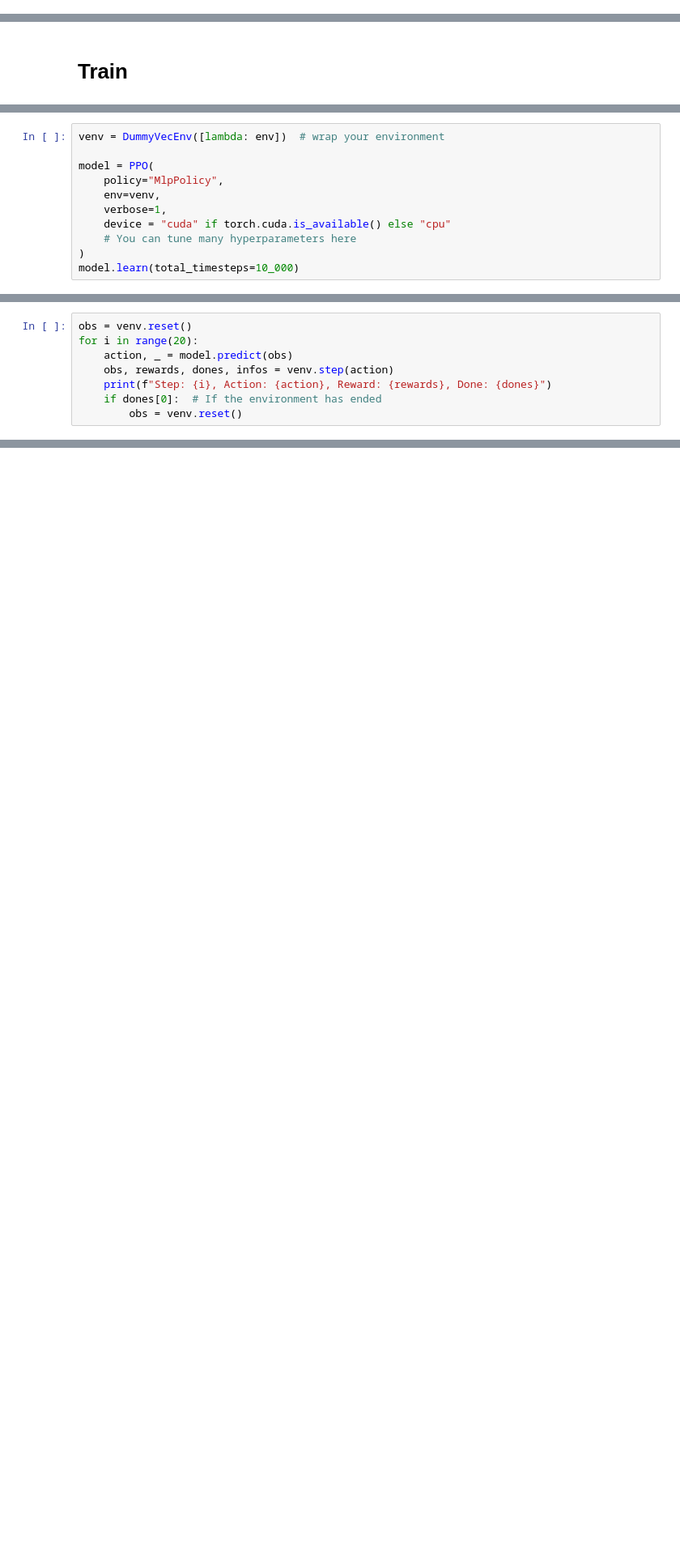
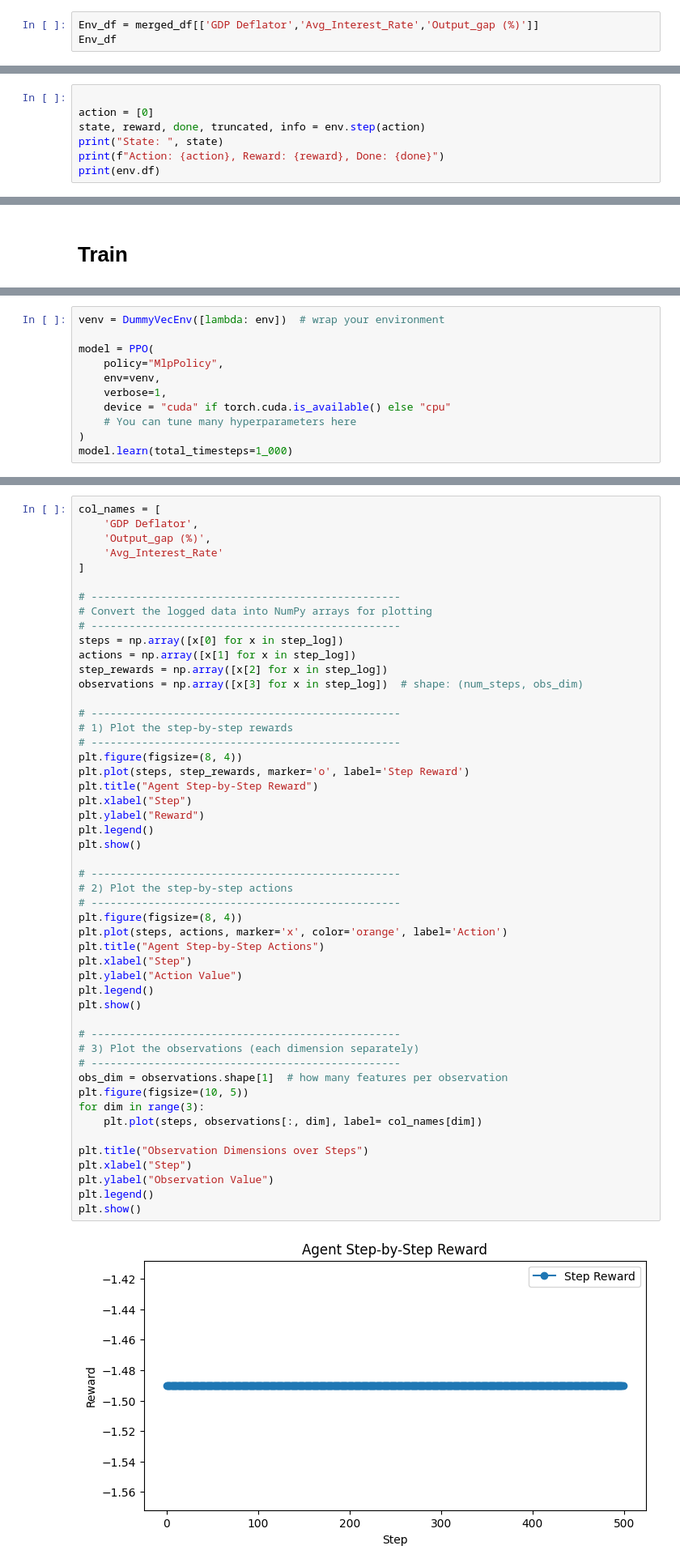
Before and after one commit to Sebastian-Ballesteros/ST449_Project, a Jupyter notebook: main_v2.ipynb, the cells around one changed output, grey strips where cells are left out. Shown at 81% size. Drawn from its saved outputs; the diff is of its cells as text; blank space fills up the shorter version.

Commit message:
Add files via upload
Fixed ann and some environment logic

```diff
--- a/main_v2.ipynb
+++ b/main_v2.ipynb
@@ -413,2 +794,5 @@ model_y_ann, model_pi_ann = nonlinear_model()
 # %% [markdown]
 # Environment
+# %%
+Env_df = merged_df[['GDP Deflator','Avg_Interest_Rate','Output_gap (%)']]
+Env_df
@@ -674,0 +1120,7 @@ Step=9, State=[ 0.3       0.3      16.135334  0.3       0.3      19.761944  0.3
+# %%
+
+action = [0]
+state, reward, done, truncated, info = env.step(action)
+print("State: ", state)
+print(f"Action: {action}, Reward: {reward}, Done: {done}")
+print(env.df)
@@ -694,6 +1169,6 @@ model = PPO(
     device = "cuda" if torch.cuda.is_available() else "cpu"
     # You can tune many hyperparameters here
 )
-model.learn(total_timesteps=10_000)
+model.learn(total_timesteps=1_000)
 # %% [output]
 Using cuda device
@@ -718,8 +1186,0 @@ Using cuda device
-# %%
-obs = venv.reset()
-for i in range(20):
-    action, _ = model.predict(obs)
-    obs, rewards, dones, infos = venv.step(action)
-    print(f"Step: {i}, Action: {action}, Reward: {rewards}, Done: {dones}")
-    if dones[0]:  # If the environment has ended
-        obs = venv.reset()
@@ -746,0 +1245,52 @@ Step: 19, Action: [[0.7283657]], Reward: [-20.100918], Done: [False]
+# %%
+col_names = [
+    'GDP Deflator',
+    'Output_gap (%)',
+    'Avg_Interest_Rate'
+]
+
+# -------------------------------------------------
+# Convert the logged data into NumPy arrays for plotting
+# -------------------------------------------------
+steps = np.array([x[0] for x in step_log])
+actions = np.array([x[1] for x in step_log])
+step_rewards = np.array([x[2] for x in step_log])
+observations = np.array([x[3] for x in step_log])  # shape: (num_steps, obs_dim)
+
+# -------------------------------------------------
+# 1) Plot the step-by-step rewards
+# -------------------------------------------------
+plt.figure(figsize=(8, 4))
+plt.plot(steps, step_rewards, marker='o', label='Step Reward')
+plt.title("Agent Step-by-Step Reward")
+plt.xlabel("Step")
+plt.ylabel("Reward")
+plt.legend()
+plt.show()
+
+# -------------------------------------------------
+# 2) Plot the step-by-step actions
+# -------------------------------------------------
+plt.figure(figsize=(8, 4))
+plt.plot(steps, actions, marker='x', color='orange', label='Action')
+plt.title("Agent Step-by-Step Actions")
+plt.xlabel("Step")
+plt.ylabel("Action Value")
+plt.legend()
+plt.show()
+
+# -------------------------------------------------
+# 3) Plot the observations (each dimension separately)
+# -------------------------------------------------
+obs_dim = observations.shape[1]  # how many features per observation
+plt.figure(figsize=(10, 5))
+for dim in range(3):
+    plt.plot(steps, observations[:, dim], label= col_names[dim])
+
+plt.title("Observation Dimensions over Steps")
+plt.xlabel("Step")
+plt.ylabel("Observation Value")
+plt.legend()
+plt.show()
+# %% [output]
+[figure, added]
```
Also changed, not shown: parts of 19 cells of this notebook.
